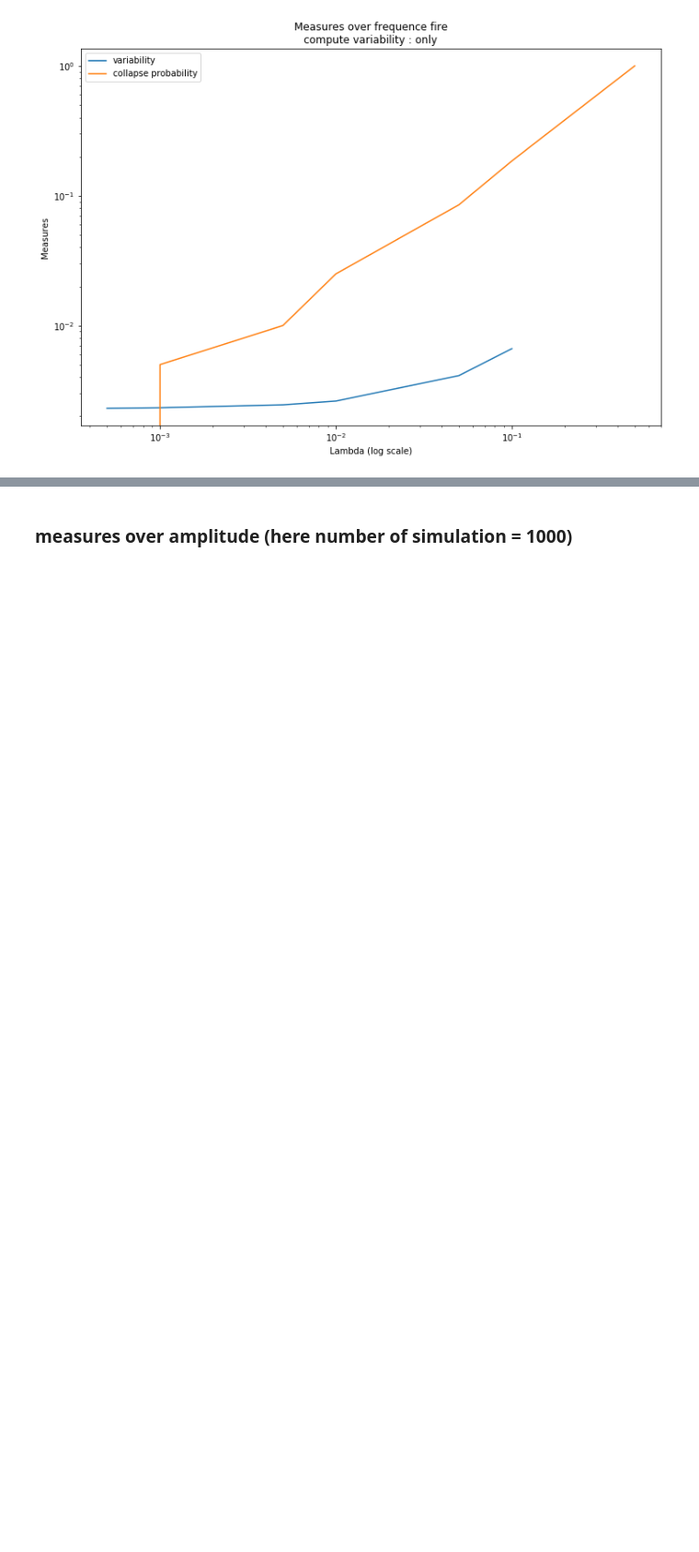
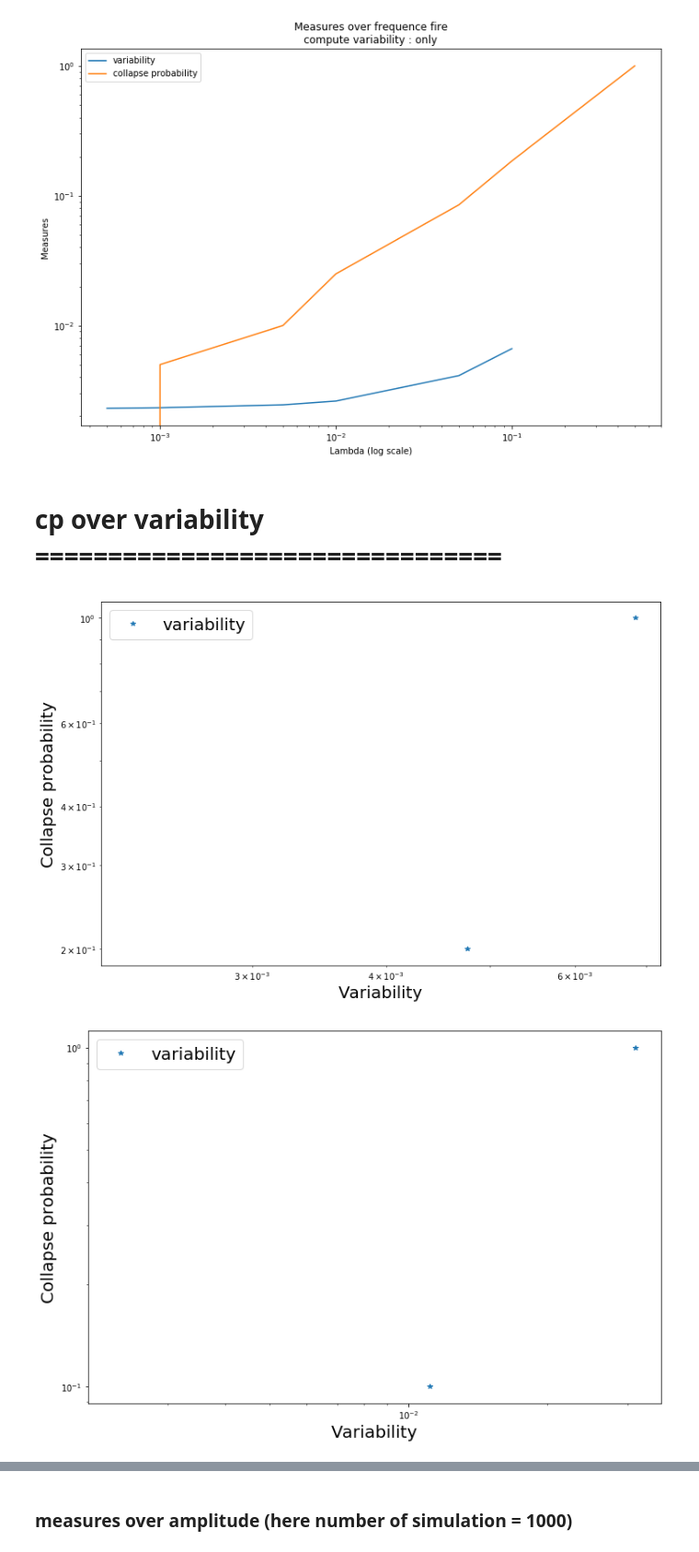
Before and after one commit to cavaillesj/internship_moulis, a Jupyter notebook: measures_and_fire.ipynb, the cells around one changed output, grey strips where cells are left out. Shown at 92% size. Saved outputs shown, nothing was run; the diff lists cells and outputs as text; code cells hidden in the pictures; blank space fills up the shorter version.

```diff
--- a/measures_and_fire.ipynb
+++ b/measures_and_fire.ipynb
@@ -64,3 +102,38 @@ for j, compute_variability in enumerate(Compute_variability):
 [figure]
 [figure]
 [figure]
+# %% [markdown]
+# cp over variability ================================
+# %%
+Freq = [0.0005, 0.001, 0.005, 0.01, 0.05, 0.1, 0.5]
+
+Param_freq = {"p":0.01}
+Param_ampl = {"scale":0.07}
+
+Fire = {"frequence": "bernoulli",
+        "param_freq" : Param_freq,
+        "amplitude": "exponential",
+        "param_amplitude" : Param_ampl,
+        "type" : "proportionnal",
+        "coef_W_N" : 5}
+
+for j, compute_variability in enumerate(Compute_variability):
+    V = []
+    C = []
+    for i, freq in enumerate(Freq):
+        Param_freq = {"p":freq}
+        Fire["param_freq"] = Param_freq
+        v, c = measure(compute_variability = compute_variability, Fire = Fire) #############" modifier objet, au début et à perturbation"
+        V += [v]
+        C += [c]
+    plt.figure(figsize=(12, 8))
+    plt.loglog(V, C, "*", label="variability")
+    plt.legend(prop={'size':20})
+    plt.xlabel("Variability", fontsize=20)
+    plt.ylabel("Collapse probability", fontsize=20)
+   #  plt.title("Measures over frequence fire\ncompute variability : "+compute_variability)
+  #  plt.savefig("plot/measures/Measures_over_frequence_fire_compute_variability_"+compute_variability)
+    plt.show()
+# %% [output]
+[figure, added]
+[figure, added]
```
Also changed, not shown: parts of 7 cells of this notebook, 31 other files.
